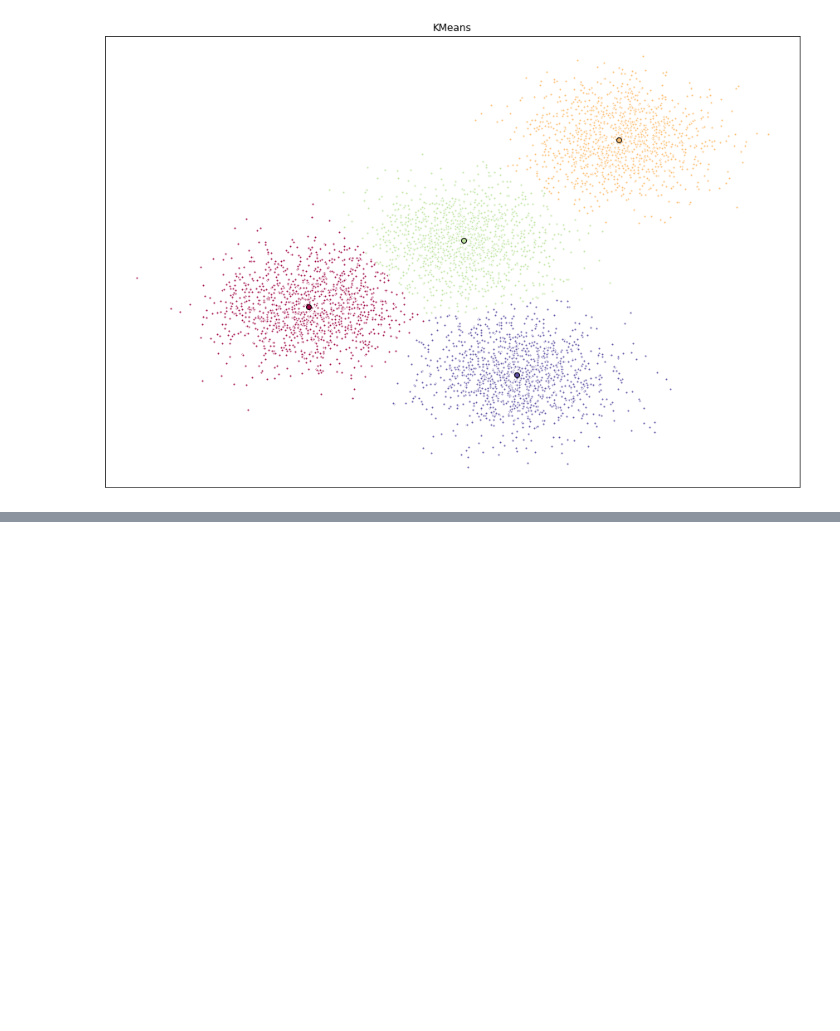
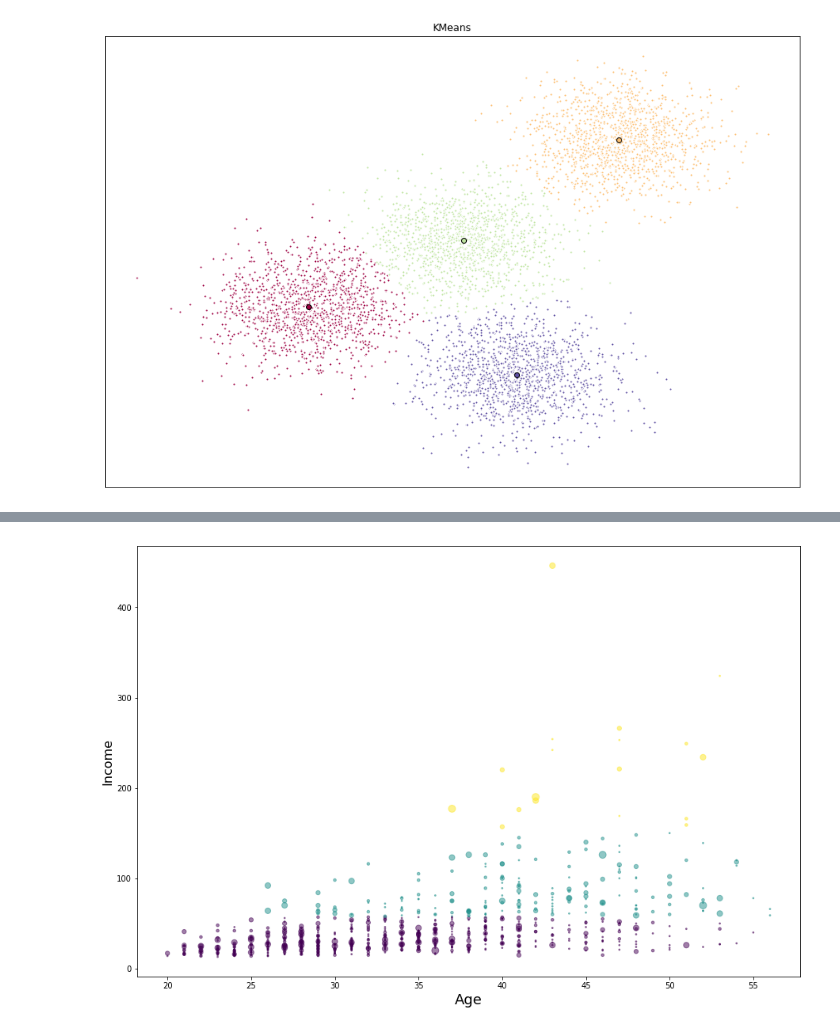
Before and after one commit to ArvindSai/Coursera-capstone-project, a Jupyter notebook: Clustering.ipynb, the cells around one changed output, grey strips where cells are left out. Drawn from its saved outputs; the diff is of its cells as text; code cells hidden in the pictures; blank space fills up the shorter version.

```diff
--- a/Clustering.ipynb
+++ b/Clustering.ipynb
@@ -235,0 +257,4 @@ plt.show()
+# %%
+# Lets drop the Address variable which is 'Categorical' and Euclidean distance is not applicabble
+customers_df = customers_df.drop('Address',axis=1)
+customers_df
@@ -235,0 +280,4 @@ plt.show()
+# %%
+# Handle the NaN values before normalizing the features
+customers_df = customers_df.values[:,1:]
+type(customers_df)
@@ -235,0 +290,6 @@ plt.show()
+# %%
+customers_df = np.nan_to_num(customers_df)
+
+from sklearn.preprocessing import StandardScaler
+cluster_dataset = StandardScaler().fit_transform(customers_df)
+cluster_dataset
@@ -235,0 +315,10 @@ plt.show()
+# %%
+# Model the data using KMeans
+from sklearn.cluster import KMeans
+
+num_clusters = 3
+k_means = KMeans(init='k-means++',n_clusters=num_clusters,n_init=12)
+k_means.fit(customers_df)
+
+labels = k_means.labels_
+print(labels)
@@ -235,0 +343,12 @@ plt.show()
+# %%
+import matplotlib.pyplot as plt
+
+area = np.pi * (customers_df[:, 1])**2
+plt.figure(figsize=(15, 10))
+plt.scatter(customers_df[:, 0], customers_df[:, 3], s=area, c=labels.astype(np.float), alpha=0.5)
+plt.xlabel('Age', fontsize=18)
+plt.ylabel('Income', fontsize=16)
+
+plt.show()
+# %% [output]
+[figure, added]
```
Also changed, not shown: parts of 9 cells of this notebook.
